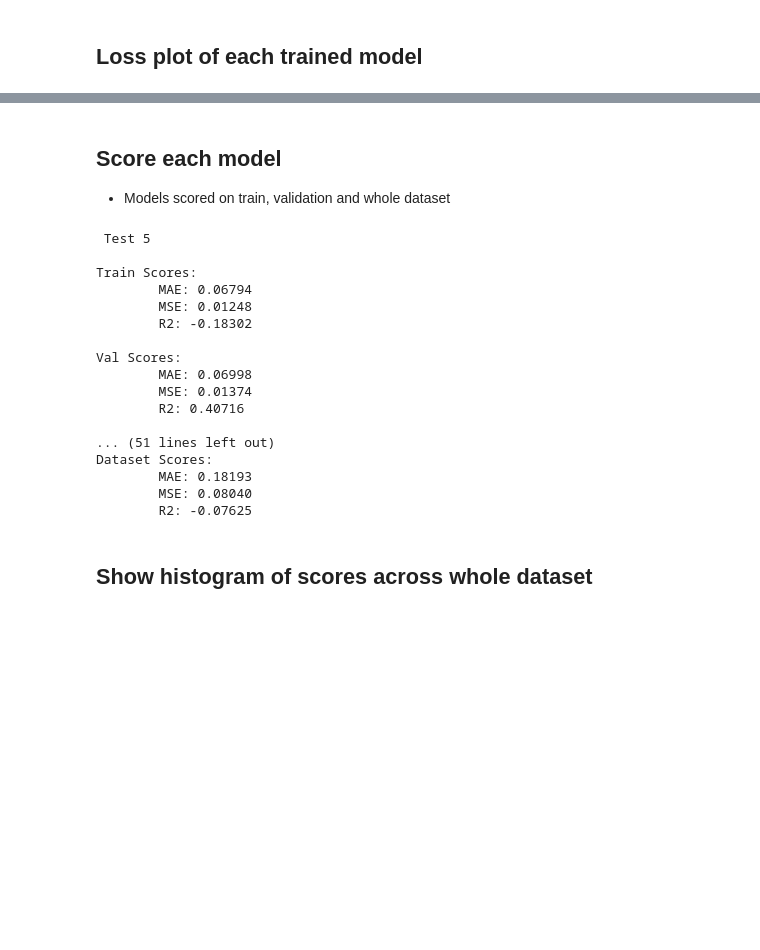
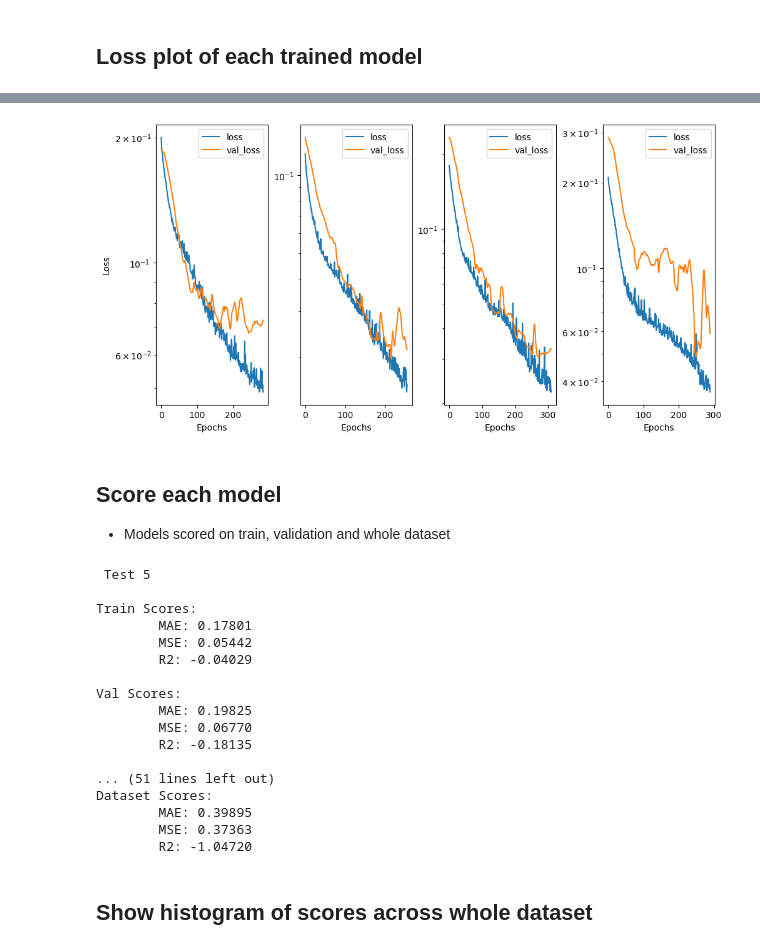
Before and after one commit to TomJessel/PhD-DCB_Grinding, a Jupyter notebook: ml/autoencoder.ipynb, the cells around one changed output, grey strips where cells are left out. Cells and saved outputs as stored; diff of their text form; code cells hidden in the pictures; blank space fills up the shorter version.

```diff
--- a/ml/autoencoder.ipynb
+++ b/ml/autoencoder.ipynb
@@ -80 +110,14 @@ VAE-TEST_9-E-300-L-[64, 64, 'Z', 64, 64]-T-20230503-165152
+# %%
+# add model checkpoint callback after creating model
+for test in exps:
+    name = autoe[test].run_name
+    autoe[test].model.callbacks.append(
+        tf.keras.callbacks.ModelCheckpoint(
+        filepath=Path.cwd().joinpath('..', 'models', rms[test].exp_name, f'{name}_best.h5'),
+        monitor='val_loss',
+        mode='min',
+        save_best_only=True,
+        save_weights_only=True,
+        )
+    )
 # %% [markdown]
@@ -84,7 +127,7 @@ VAE-TEST_9-E-300-L-[64, 64, 'Z', 64, 64]-T-20230503-165152
 # %%
 for test in exps:
-        vae[test].fit(x=vae[test].train_data,
-                      val_data=vae[test].val_data,
+        autoe[test].fit(x=autoe[test].train_data,
+                      val_data=autoe[test].val_data,
                       verbose=0,
                       use_multiprocessing=True,
                       )
@@ -96,3 +141,8 @@ Training:   0%|           0/300 ETA: ?s,  ?epochs/s
+# %%
+for test in exps:
+    autoe[test].model.model_.load_weights(Path.cwd().joinpath('..', 'models', rms[test].exp_name, f'{autoe[test].run_name}_best.h5'))
+    autoe[test].pred = None
+    autoe[test].scores = None
 # %% [markdown]
 # Results Visualisation
 # %% [markdown]
@@ -108,30 +150,40 @@ for test in exps:
+# %%
+fig, ax = plt.subplots(1, 4, figsize=(10,5), constrained_layout=True)
+ax = ax.ravel()
+for i, test in enumerate(exps):
+    autoe[test].loss_plot(plt_ax=ax[i])
+    ax[i].set_yscale('log')
+    if i > 0:
+        ax[i].set_ylabel('')
+# %% [output]
+[figure, added]
 # %% [markdown]
 ## Score each model
 - Models scored on train, validation and whole dataset
 # %%
 for test in exps:
     print(f'\n {test}')
-    pred_tr, scores_tr = vae[test].score('train')
-    pred_val, scores_val = vae[test].score('val')
-    pred_data, scores_data = vae[test].score('dataset')
+    pred_tr, scores_tr = autoe[test].score('train')
+    pred_val, scores_val = autoe[test].score('val')
+    pred_data, scores_data = autoe[test].score('dataset')
 # %% [output]
  Test 5
 
 Train Scores:
-        MAE: 0.06794
-        MSE: 0.01248
-        R2: -0.18302
+        MAE: 0.17801
+        MSE: 0.05442
+        R2: -0.04029
 
 Val Scores:
-        MAE: 0.06998
-        MSE: 0.01374
-        R2: 0.40716
+        MAE: 0.19825
+        MSE: 0.06770
+        R2: -0.18135
 
 ... (51 lines left out)
 Dataset Scores:
-        MAE: 0.18193
-        MSE: 0.08040
-        R2: -0.07625
+        MAE: 0.39895
+        MSE: 0.37363
+        R2: -1.04720
 # %% [markdown]
 ## Show histogram of scores across whole dataset
 # %%
```
Also changed, not shown: parts of 15 cells of this notebook, 1 other file.
